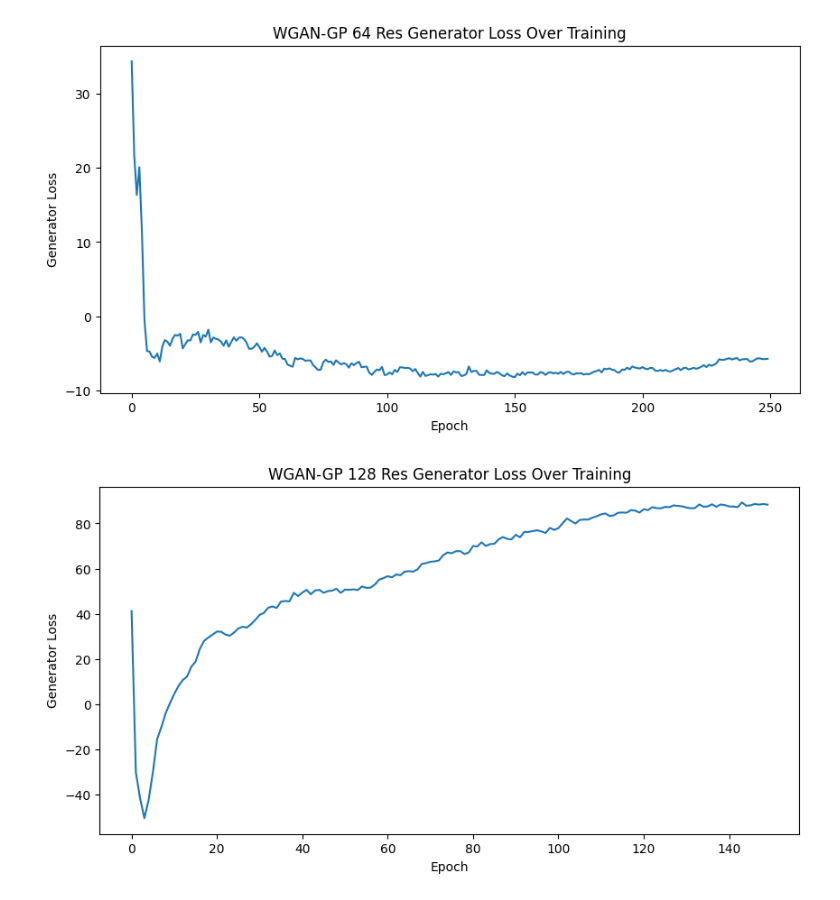
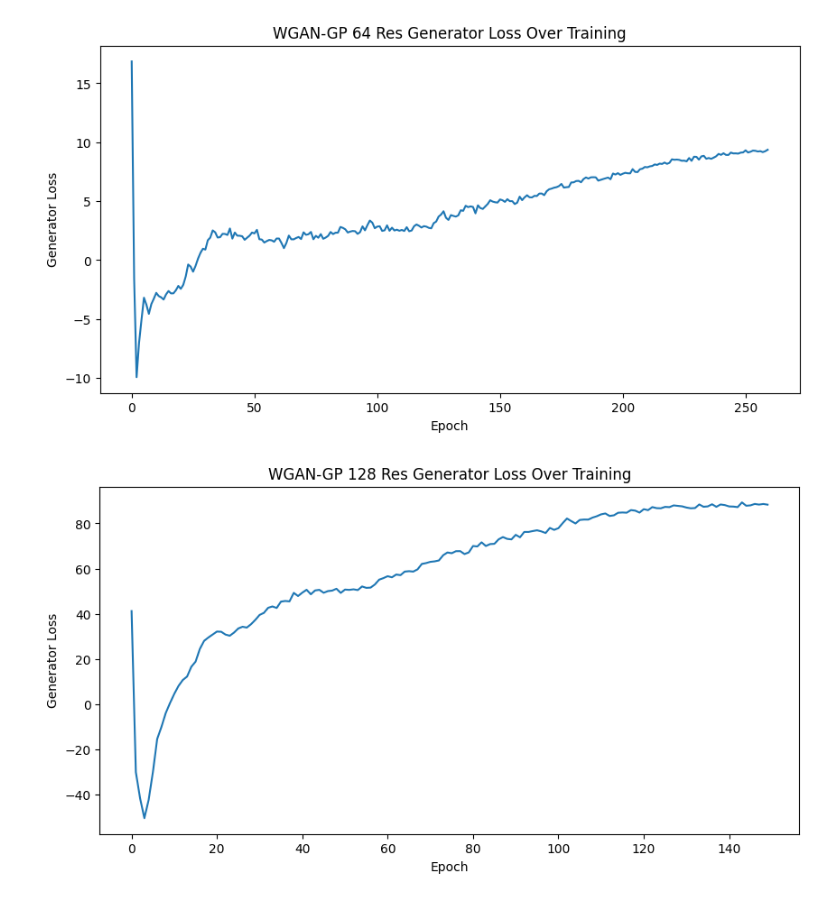
Before and after one commit to pratik-633/Final-Project-Group1, a Jupyter notebook: code/notebooks/exploratory_analysis.ipynb, the cells around one changed output. Saved outputs shown, nothing was run; the diff lists cells and outputs as text; code cells hidden in the pictures.

```diff
--- a/code/notebooks/exploratory_analysis.ipynb
+++ b/code/notebooks/exploratory_analysis.ipynb
@@ -12,15 +12,15 @@ with open('../../logs/wgan_gp_64_history.json', 'r') as f:
 with open('../../logs/wgan_gp_128_history.json', 'r') as f:
     wgan_128_history = json.load(f)
 # %%
-epochs = wgan_64_history['epoch']
-gen_loss = wgan_64_history['generator_loss']
+epochs = wgan_64_history['train_history']['epoch']
+gen_loss = wgan_64_history['train_history']['generator_loss']
 
 plt.figure(figsize=(10, 5))
 plt.plot(epochs, gen_loss)
 plt.xlabel('Epoch')
 plt.ylabel('Generator Loss')
 plt.title('WGAN-GP 64 Res Generator Loss Over Training')
 plt.show()
 # %% [output]
-[figure, old version]
+[figure, new version]
 # %%
```
Also changed, not shown: parts of 5 cells of this notebook, 7 other files.
